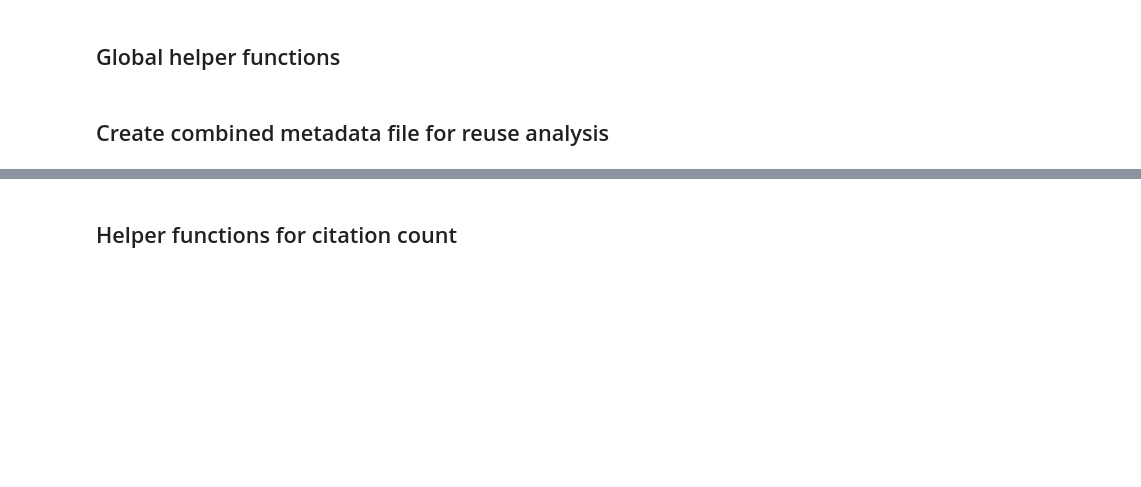
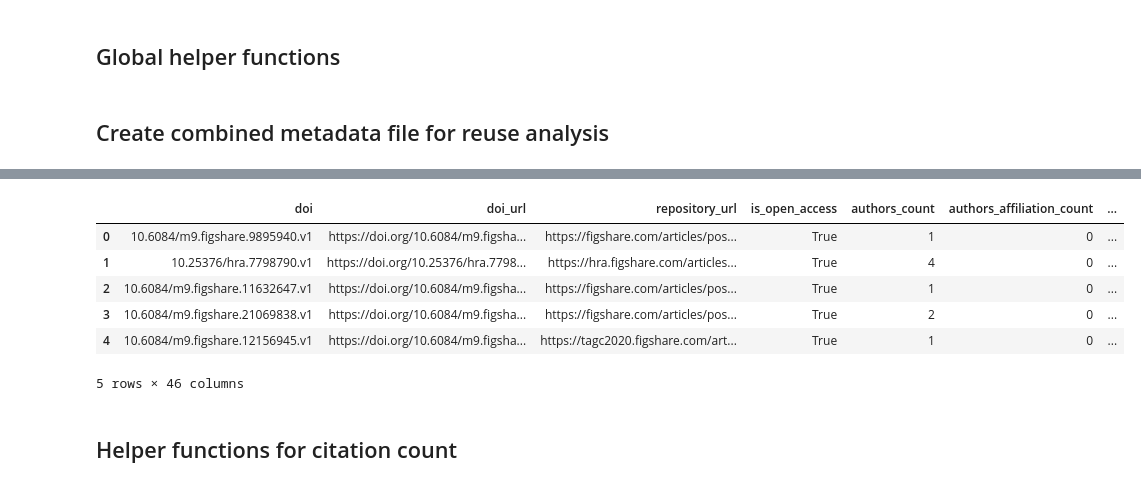
Before and after one commit to fairdataihub/poster-sharing-reuse-paper-code, a Jupyter notebook: poster-reuse.ipynb, the cells around one changed output, grey strips where cells are left out. Cells and saved outputs as stored; diff of their text form; code cells hidden in the pictures; blank space fills up the shorter version.

```diff
--- a/poster-reuse.ipynb
+++ b/poster-reuse.ipynb
@@ -104,0 +84,72 @@ Imported data from 39121 posters
+# %%
+# Load Data
+df_zenodo = pd.read_csv("inputs/dataset/derivative/poster-metadata/zenodo.csv")
+df_figshare = pd.read_csv("inputs/dataset/derivative/poster-metadata/figshare.csv")
+
+# Combine and add normalized doi (better for comparison)
+df = pd.concat([df_zenodo, df_figshare], ignore_index=True)
+df['doi_norm'] = df['doi'].apply(_norm_doi).replace("", np.nan)
+
+# Zenodo and Fishare subsets
+zenodo_all = df[df['repository'] == 'Zenodo']
+figshare_all = df[df['repository'] == 'Figshare']
+
+# Open access count
+def get_oa_info(subset):
+    count = subset['is_open_access'].sum() if 'is_open_access' in subset.columns else 0
+    pct = (count / len(subset) * 100) if len(subset) > 0 else 0
+    return count, pct
+
+z_oa_count, z_oa_pct = get_oa_info(zenodo_all)
+f_oa_count, f_oa_pct = get_oa_info(figshare_all)
+
+# DOI verification
+z_with_doi = zenodo_all[zenodo_all['doi_norm'].notna()]
+z_no_doi = zenodo_all[zenodo_all['doi_norm'].isna()]
+z_dupes = z_with_doi[z_with_doi['doi_norm'].duplicated(keep=False)]
+
+f_with_doi = figshare_all[figshare_all['doi_norm'].notna()]
+f_no_doi = figshare_all[figshare_all['doi_norm'].isna()]
+f_dupes = f_with_doi[f_with_doi['doi_norm'].duplicated(keep=False)]
+
+# Final records to keep for reuse analysis (open access, no duplicate DOIs)
+df_figshare_final = f_with_doi[f_with_doi['is_open_access'] == True].drop_duplicates(subset='doi_norm', keep='first')
+
+z_also_in_f = z_with_doi[z_with_doi['doi_norm'].isin(df_figshare_final['doi_norm'])]
+df_zenodo_final = z_with_doi[
+    (z_with_doi['is_open_access'] == True) &
+    (~z_with_doi['doi_norm'].isin(df_figshare_final['doi_norm'])) #remove DOIs already in Figshare
+].drop_duplicates(subset='doi_norm', keep='first')
+
+# Combine
+df_final = pd.concat([df_figshare_final, df_zenodo_final], ignore_index=True)
+df_final = finalize_df(df_final)
+
+# Save the final cleaned dataframe (not the original 'df')
+df_final.to_csv("outputs/poster-reuse/combined-table-for-reuse-analysis.csv", index=False)
+
+# Summary
+z_retention = (len(df_zenodo_final) / len(zenodo_all) * 100) if len(zenodo_all) > 0 else 0
+f_retention = (len(df_figshare_final) / len(figshare_all) * 100) if len(figshare_all) > 0 else 0
+
+print(f"--- Zenodo Reporting ---")
+print(f"Total records: {len(zenodo_all)}")
+print(f"Open Access: {z_oa_count} ({z_oa_pct:.1f}%)")
+print(f"With DOI: {len(z_with_doi)} | No DOI: {len(z_no_doi)}")
+print(f"Records with duplicate DOIs: {len(z_dupes)}")
+print(f"DOIs already in Figshare: {len(z_also_in_f)}")
+print(f"RETAINED in Final: {len(df_zenodo_final)} ({z_retention:.1f}%)")
+
+print(f"\n--- Figshare Reporting ---")
+print(f"Total records: {len(figshare_all)}")
+print(f"Open Access: {f_oa_count} ({f_oa_pct:.1f}%)")
+print(f"With DOI: {len(f_with_doi)} | No DOI: {len(f_no_doi)}")
+print(f"Records with duplicate DOIs: {len(f_dupes)}")
+print(f"RETAINED in Final: {len(df_figshare_final)} ({f_retention:.1f}%)")
+
+total_retention = (len(df_final) /(len(zenodo_all) + len(figshare_all)) * 100)
+print(f"\n--- Combined Output ---")
+print(f"Total records in final CSV: {len(df_final)} ({total_retention:.1f}%)")
+display(df_final.head(5))
+df = df_final.copy()
+# %% [output]
@@ -105,3 +173,10 @@ Imported data from 39121 posters
+|  | doi | doi_url | repository_url | is_open_access | authors_count | authors_affiliation_count | ... |
+| 0 | 10.6084/m9.figshare.9895940.v1 | https://doi.org/10.6084/m9.figsha... | https://figshare.com/articles/pos... | True | 1 | 0 | ... |
+| 1 | 10.25376/hra.7798790.v1 | https://doi.org/10.25376/hra.7798... | https://hra.figshare.com/articles... | True | 4 | 0 | ... |
+| 2 | 10.6084/m9.figshare.11632647.v1 | https://doi.org/10.6084/m9.figsha... | https://figshare.com/articles/pos... | True | 1 | 0 | ... |
+| 3 | 10.6084/m9.figshare.21069838.v1 | https://doi.org/10.6084/m9.figsha... | https://figshare.com/articles/pos... | True | 2 | 0 | ... |
+| 4 | 10.6084/m9.figshare.12156945.v1 | https://doi.org/10.6084/m9.figsha... | https://tagc2020.figshare.com/art... | True | 1 | 0 | ... |
+5 rows × 46 columns
 # %% [markdown]
 ## Helper functions for citation count
 # %%
```
Also changed, not shown: parts of 20 cells of this notebook, 5 other files.
